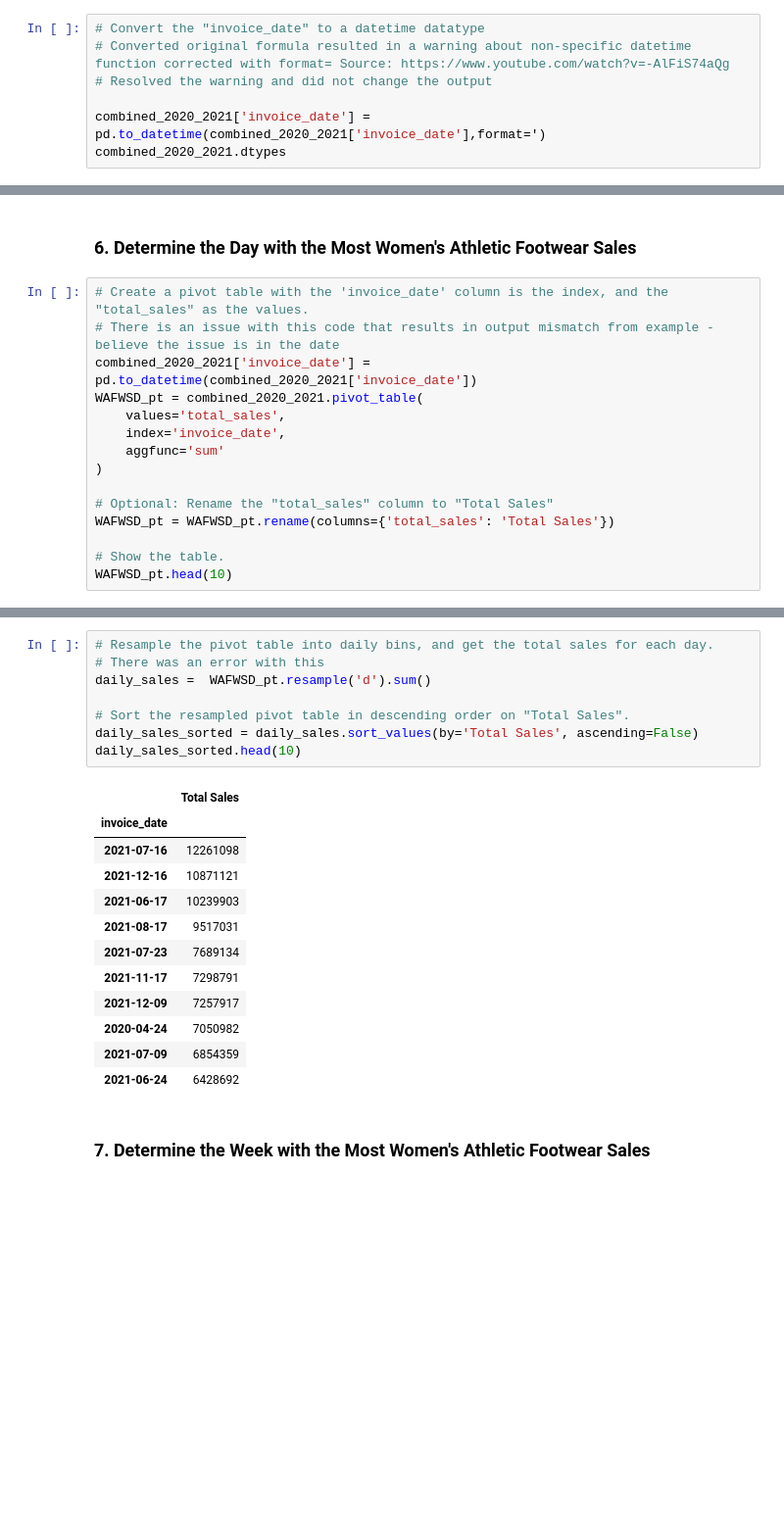
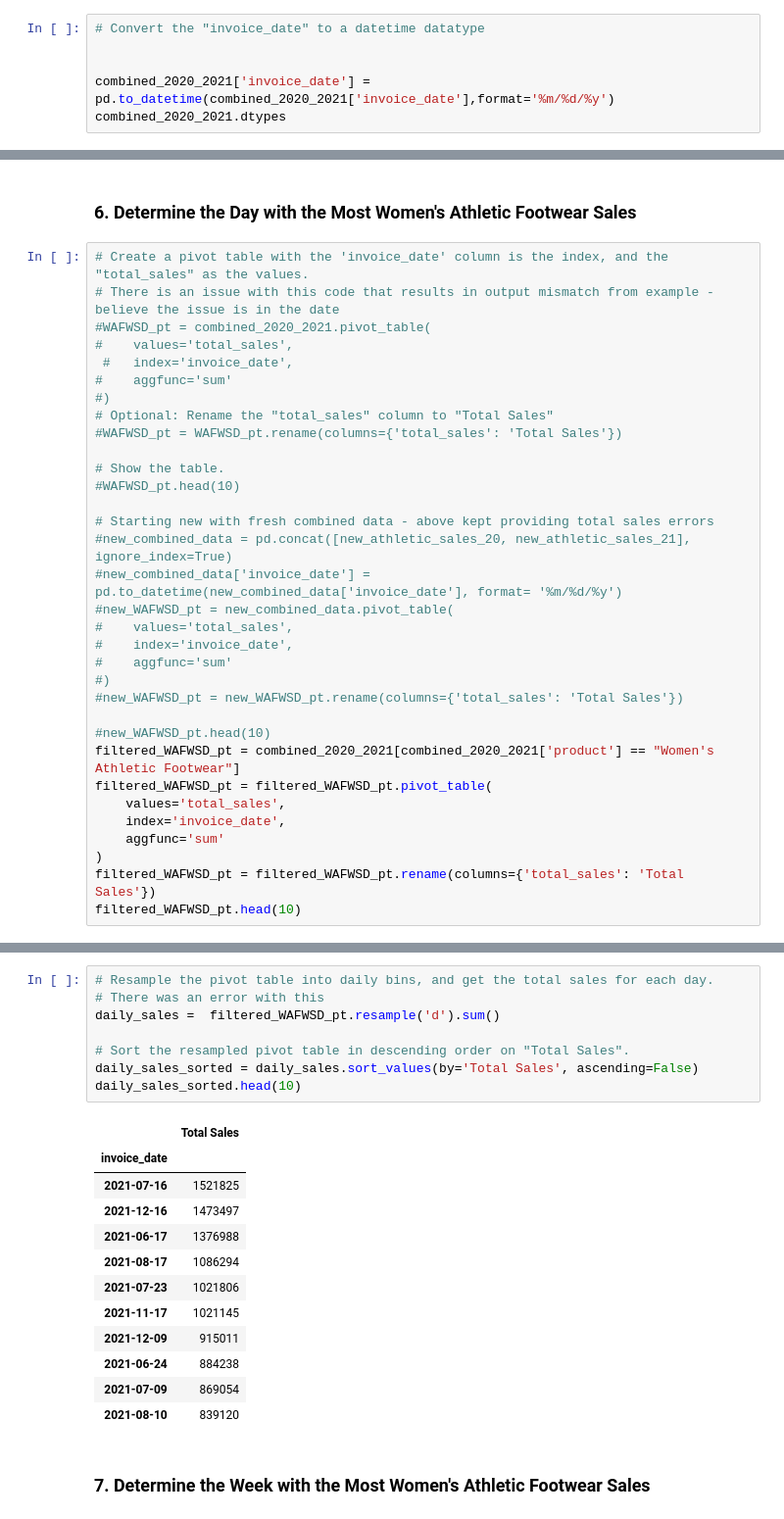
Before and after one commit to Darshous/athletic_sales_analysis, a Jupyter notebook: athletic_sales_analysis.ipynb, the cells around one changed output, grey strips where cells are left out. Shown: that part at 98% size. Cells and saved outputs as stored; diff of their text form; blank space fills up the shorter version.

```diff
--- a/athletic_sales_analysis.ipynb
+++ b/athletic_sales_analysis.ipynb
@@ -135,9 +137,8 @@ sales_method         object
 dtype: object
 # %%
 # Convert the "invoice_date" to a datetime datatype
-# Converted original formula resulted in a warning about non-specific datetime function corrected with format= Source: https://www.youtube.com/watch?v=-AlFiS74aQg
-# Resolved the warning and did not change the output
 
-combined_2020_2021['invoice_date'] = pd.to_datetime(combined_2020_2021['invoice_date'],format=')
+
+combined_2020_2021['invoice_date'] = pd.to_datetime(combined_2020_2021['invoice_date'],format='%m/%d/%y')
 combined_2020_2021.dtypes
 # %% [output]
@@ -372,18 +385,36 @@ top_5_womens_foot_pv.head(5)
 # %%
 # Create a pivot table with the 'invoice_date' column is the index, and the "total_sales" as the values.
 # There is an issue with this code that results in output mismatch from example - believe the issue is in the date
-combined_2020_2021['invoice_date'] = pd.to_datetime(combined_2020_2021['invoice_date'])
-WAFWSD_pt = combined_2020_2021.pivot_table(
+#WAFWSD_pt = combined_2020_2021.pivot_table(
+#    values='total_sales',
+ #   index='invoice_date',
+#    aggfunc='sum'
+#)
+# Optional: Rename the "total_sales" column to "Total Sales"
+#WAFWSD_pt = WAFWSD_pt.rename(columns={'total_sales': 'Total Sales'})
+
+# Show the table.
+#WAFWSD_pt.head(10)
+
+# Starting new with fresh combined data - above kept providing total sales errors
+#new_combined_data = pd.concat([new_athletic_sales_20, new_athletic_sales_21], ignore_index=True)
+#new_combined_data['invoice_date'] = pd.to_datetime(new_combined_data['invoice_date'], format= '%m/%d/%y')
+#new_WAFWSD_pt = new_combined_data.pivot_table(
+#    values='total_sales',
+#    index='invoice_date',
+#    aggfunc='sum'
+#)
+#new_WAFWSD_pt = new_WAFWSD_pt.rename(columns={'total_sales': 'Total Sales'})
+
+#new_WAFWSD_pt.head(10)
+filtered_WAFWSD_pt = combined_2020_2021[combined_2020_2021['product'] == "Women's Athletic Footwear"]
+filtered_WAFWSD_pt = filtered_WAFWSD_pt.pivot_table(
     values='total_sales',
     index='invoice_date',
     aggfunc='sum'
 )
-
-# Optional: Rename the "total_sales" column to "Total Sales"
-WAFWSD_pt = WAFWSD_pt.rename(columns={'total_sales': 'Total Sales'})
-
-# Show the table.
-WAFWSD_pt.head(10)
+filtered_WAFWSD_pt = filtered_WAFWSD_pt.rename(columns={'total_sales': 'Total Sales'})
+filtered_WAFWSD_pt.head(10)
 # %% [output]
 |  | Total Sales |
 | invoice_date |  |
@@ -400,24 +431,24 @@ WAFWSD_pt.head(10)
 # %%
 # Resample the pivot table into daily bins, and get the total sales for each day.
 # There was an error with this
-daily_sales =  WAFWSD_pt.resample('d').sum()
+daily_sales =  filtered_WAFWSD_pt.resample('d').sum()
 
 # Sort the resampled pivot table in descending order on "Total Sales".
 daily_sales_sorted = daily_sales.sort_values(by='Total Sales', ascending=False)
 daily_sales_sorted.head(10)
 # %% [output]
 |  | Total Sales |
 | invoice_date |  |
-| 2021-07-16 | 12261098 |
-| 2021-12-16 | 10871121 |
-| 2021-06-17 | 10239903 |
-| 2021-08-17 | 9517031 |
-| 2021-07-23 | 7689134 |
-| 2021-11-17 | 7298791 |
-| 2021-12-09 | 7257917 |
-| 2020-04-24 | 7050982 |
-| 2021-07-09 | 6854359 |
-| 2021-06-24 | 6428692 |
+| 2021-07-16 | 1521825 |
+| 2021-12-16 | 1473497 |
+| 2021-06-17 | 1376988 |
+| 2021-08-17 | 1086294 |
+| 2021-07-23 | 1021806 |
+| 2021-11-17 | 1021145 |
+| 2021-12-09 | 915011 |
+| 2021-06-24 | 884238 |
+| 2021-07-09 | 869054 |
+| 2021-08-10 | 839120 |
 # %% [markdown]
 ### 7.  Determine the Week with the Most Women's Athletic Footwear Sales
 # %%
```
Also changed, not shown: parts of 4 cells of this notebook.
